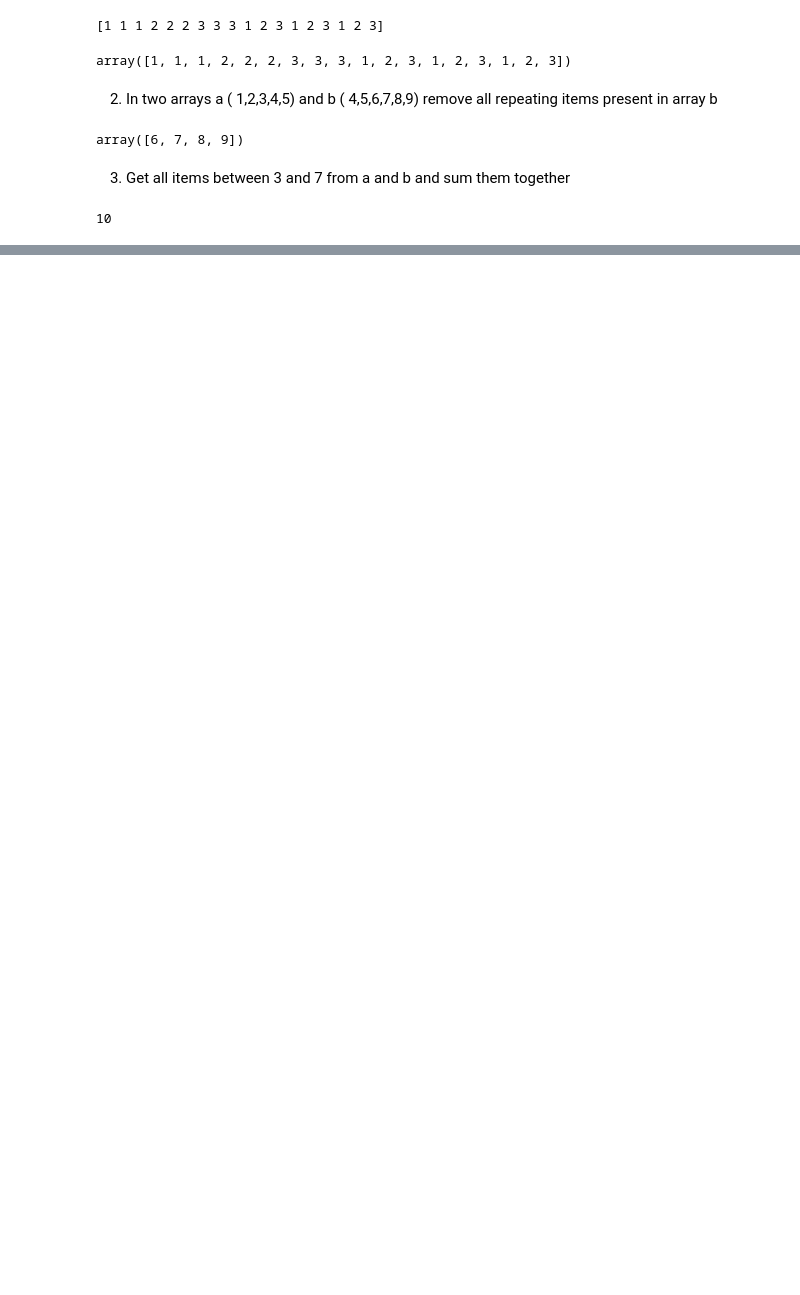
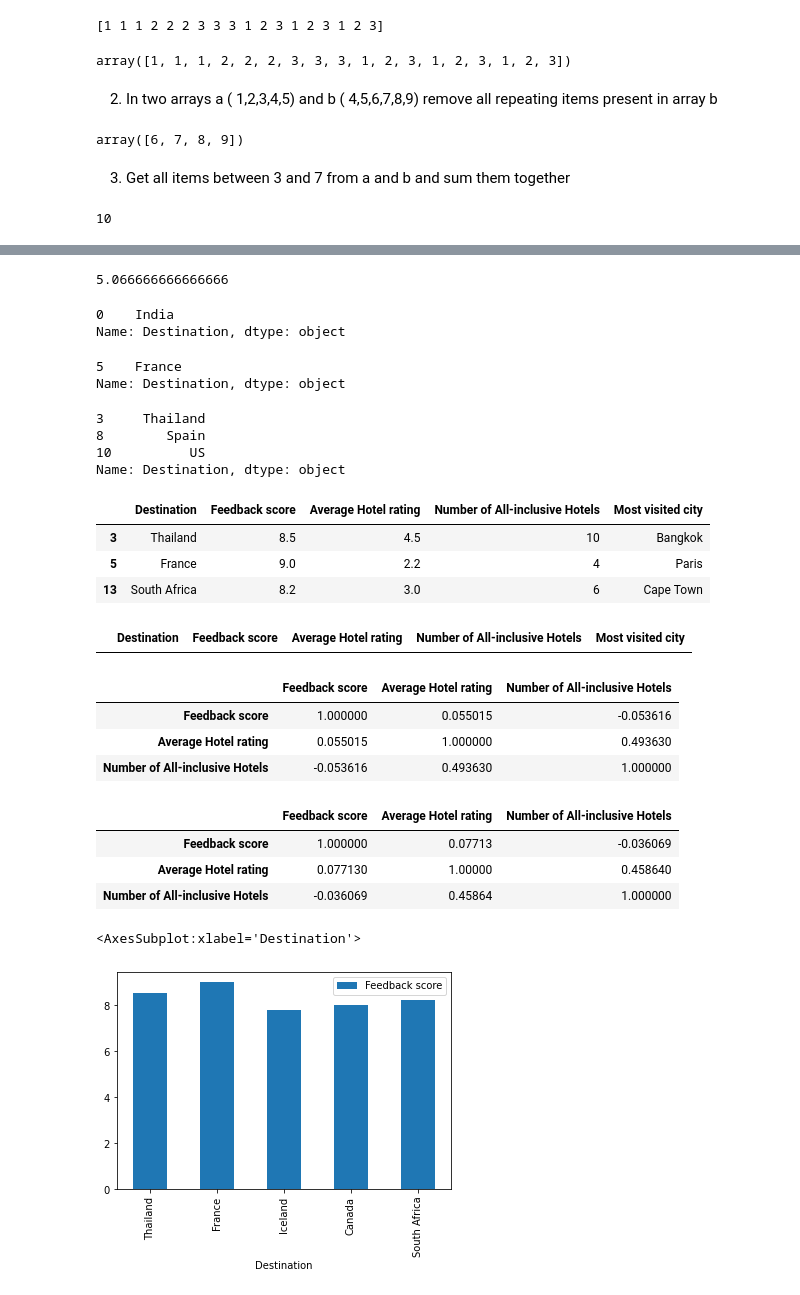
Before and after one commit to piamukherjee/TTA, a Jupyter notebook: Week2.ipynb, the cells around one changed output, grey strips where cells are left out. Saved outputs shown, nothing was run; the diff lists cells and outputs as text; code cells hidden in the pictures; blank space fills up the shorter version.

```diff
--- a/Week2.ipynb
+++ b/Week2.ipynb
@@ -107,0 +131,4 @@ np.sum(np.where((a>3) & (a<7)))+np.sum(np.where((b>3) & (b<7)))
+# %%
+import pandas as pd
+data=pd.read_csv("Holidays.csv")
+data.shape
@@ -107,0 +157,58 @@ np.sum(np.where((a>3) & (a<7)))+np.sum(np.where((b>3) & (b<7)))
+# %%
+data['Number of All-inclusive Hotels'].mean()
+# %% [output]
+5.066666666666666
+# %%
+filter=data['Feedback score']==data['Feedback score'].min()
+data[filter]['Destination']
+# %% [output]
+0    India
+Name: Destination, dtype: object
+# %%
+filter=data['Feedback score']==data['Feedback score'].max()
+hi_score=data[filter]
+print(hi_score['Destination'])
+# %% [output]
+5    France
+Name: Destination, dtype: object
+# %%
+filter=data['Number of All-inclusive Hotels']>9
+data[filter]['Destination']
+# %% [output]
+3     Thailand
+8        Spain
+10          US
+Name: Destination, dtype: object
+# %%
+filter=data['Feedback score']>8
+data[filter]
+# %% [output]
+|  | Destination | Feedback score | Average Hotel rating | Number of All-inclusive Hotels | Most visited city |
+| 3 | Thailand | 8.5 | 4.5 | 10 | Bangkok |
+| 5 | France | 9.0 | 2.2 | 4 | Paris |
+| 13 | South Africa | 8.2 | 3.0 | 6 | Cape Town |
+# %%
+filter=data['Feedback score']<2
+data[filter]
+# %% [output]
+|  | Destination | Feedback score | Average Hotel rating | Number of All-inclusive Hotels | Most visited city |
+# %%
+data.corr(method='pearson')
+# %% [output]
+|  | Feedback score | Average Hotel rating | Number of All-inclusive Hotels |
+| Feedback score | 1.000000 | 0.055015 | -0.053616 |
+| Average Hotel rating | 0.055015 | 1.000000 | 0.493630 |
+| Number of All-inclusive Hotels | -0.053616 | 0.493630 | 1.000000 |
+# %%
+data.corr(method='spearman')
+# %% [output]
+|  | Feedback score | Average Hotel rating | Number of All-inclusive Hotels |
+| Feedback score | 1.000000 | 0.07713 | -0.036069 |
+| Average Hotel rating | 0.077130 | 1.00000 | 0.458640 |
+| Number of All-inclusive Hotels | -0.036069 | 0.45864 | 1.000000 |
+# %%
+filter=data['Feedback score']>7.5
+data[filter].plot.bar(x='Destination',y='Feedback score')
+# %% [output]
+<AxesSubplot:xlabel='Destination'>
+[figure, added]
```
Also changed, not shown: parts of 6 cells of this notebook, 2 other files.
